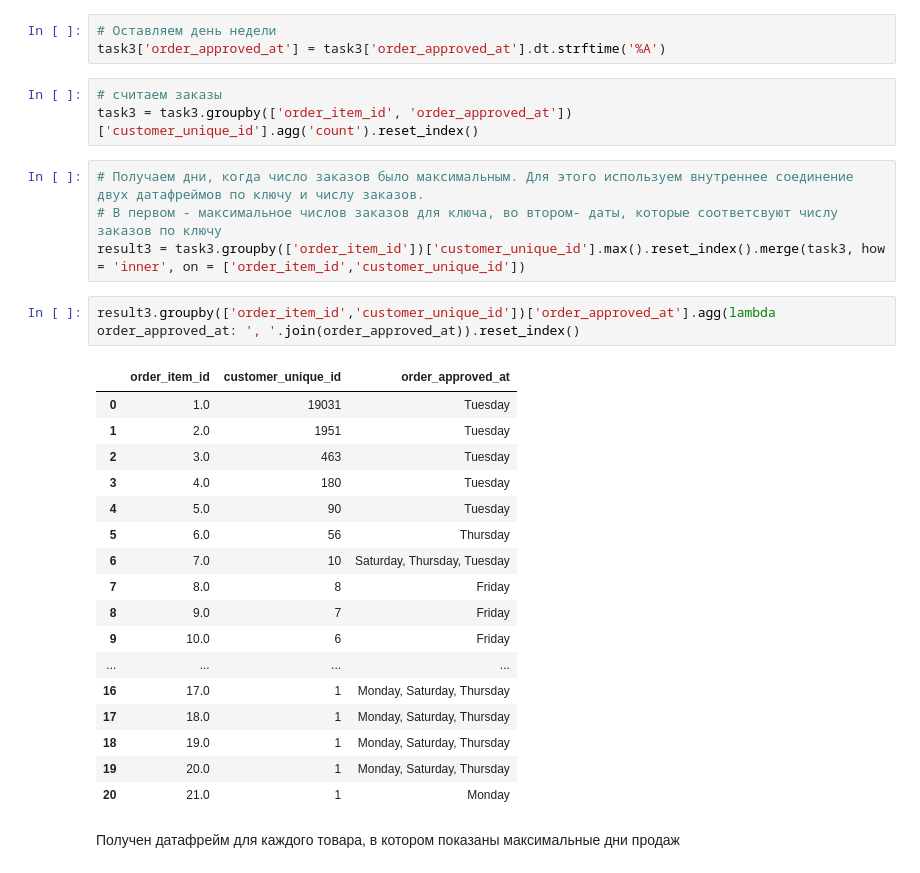
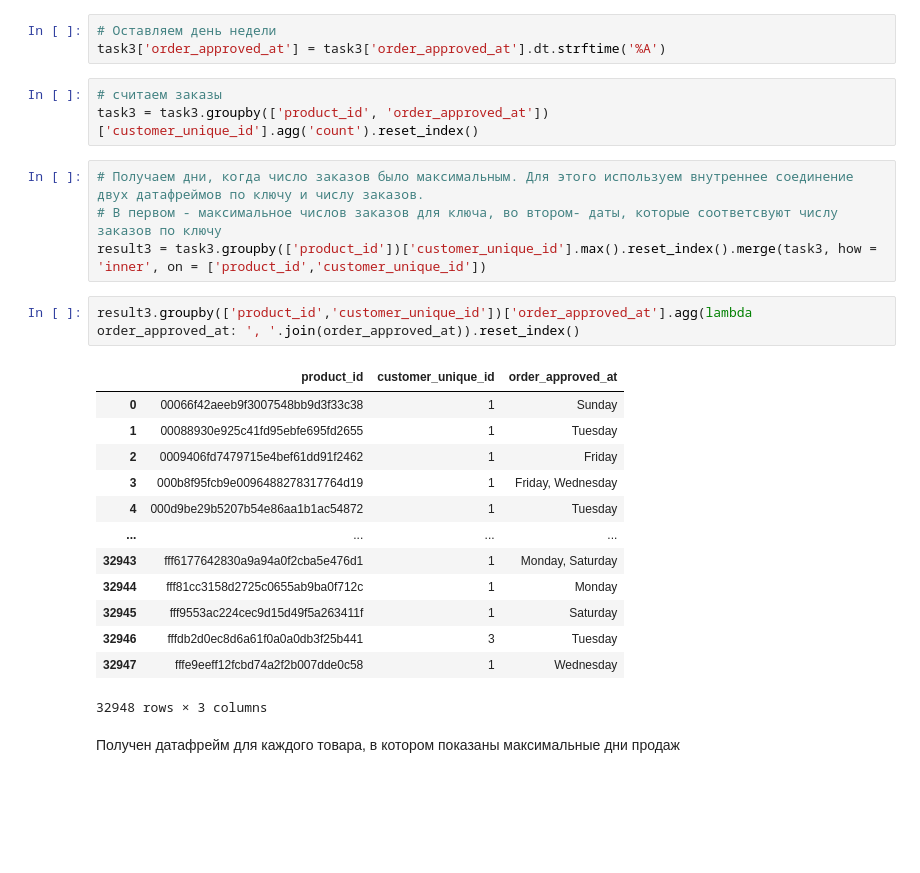
Before and after one commit to BorisloveeeeZ/analyst_cycle, a Jupyter notebook: ecom_example/rfm_product.ipynb, the cells around one changed output. Cells and saved outputs as stored; diff of their text form; blank space fills up the shorter version.

Commit message:
'result work'

```diff
--- a/ecom_example/rfm_product.ipynb
+++ b/ecom_example/rfm_product.ipynb
@@ -306,31 +306,27 @@ task3.head()
 task3['order_approved_at'] = task3['order_approved_at'].dt.strftime('%A')
 # %%
 # считаем заказы
-task3 = task3.groupby(['order_item_id', 'order_approved_at'])['customer_unique_id'].agg('count').reset_index()
+task3 = task3.groupby(['product_id', 'order_approved_at'])['customer_unique_id'].agg('count').reset_index()
 # %%
 # Получаем дни, когда число заказов было максимальным. Для этого используем внутреннее соединение двух датафреймов по ключу и числу заказов.
 # В первом - максимальное числов заказов для ключа, во втором- даты, которые соответсвуют числу заказов по ключу
-result3 = task3.groupby(['order_item_id'])['customer_unique_id'].max().reset_index().merge(task3, how = 'inner', on = ['order_item_id','customer_unique_id'])
+result3 = task3.groupby(['product_id'])['customer_unique_id'].max().reset_index().merge(task3, how = 'inner', on = ['product_id','customer_unique_id'])
 # %%
-result3.groupby(['order_item_id','customer_unique_id'])['order_approved_at'].agg(lambda order_approved_at: ', '.join(order_approved_at)).reset_index()
+result3.groupby(['product_id','customer_unique_id'])['order_approved_at'].agg(lambda order_approved_at: ', '.join(order_approved_at)).reset_index()
 # %% [output]
-|  | order_item_id | customer_unique_id | order_approved_at |
-| 0 | 1.0 | 19031 | Tuesday |
-| 1 | 2.0 | 1951 | Tuesday |
-| 2 | 3.0 | 463 | Tuesday |
-| 3 | 4.0 | 180 | Tuesday |
-| 4 | 5.0 | 90 | Tuesday |
-| 5 | 6.0 | 56 | Thursday |
-| 6 | 7.0 | 10 | Saturday, Thursday, Tuesday |
-| 7 | 8.0 | 8 | Friday |
-| 8 | 9.0 | 7 | Friday |
-| 9 | 10.0 | 6 | Friday |
+|  | product_id | customer_unique_id | order_approved_at |
+| 0 | 00066f42aeeb9f3007548bb9d3f33c38 | 1 | Sunday |
+| 1 | 00088930e925c41fd95ebfe695fd2655 | 1 | Tuesday |
+| 2 | 0009406fd7479715e4bef61dd91f2462 | 1 | Friday |
+| 3 | 000b8f95fcb9e0096488278317764d19 | 1 | Friday, Wednesday |
+| 4 | 000d9be29b5207b54e86aa1b1ac54872 | 1 | Tuesday |
 | ... | ... | ... | ... |
-| 16 | 17.0 | 1 | Monday, Saturday, Thursday |
-| 17 | 18.0 | 1 | Monday, Saturday, Thursday |
-| 18 | 19.0 | 1 | Monday, Saturday, Thursday |
-| 19 | 20.0 | 1 | Monday, Saturday, Thursday |
-| 20 | 21.0 | 1 | Monday |
+| 32943 | fff6177642830a9a94a0f2cba5e476d1 | 1 | Monday, Saturday |
+| 32944 | fff81cc3158d2725c0655ab9ba0f712c | 1 | Monday |
+| 32945 | fff9553ac224cec9d15d49f5a263411f | 1 | Saturday |
+| 32946 | fffdb2d0ec8d6a61f0a0a0db3f25b441 | 3 | Tuesday |
+| 32947 | fffe9eeff12fcbd74a2f2b007dde0c58 | 1 | Wednesday |
+32948 rows × 3 columns
 # %% [markdown]
 Получен датафрейм для каждого товара, в котором показаны максимальные дни продаж
 # %% [markdown]
```
Also changed, not shown: parts of 1 cell of this notebook, 1 other file.
